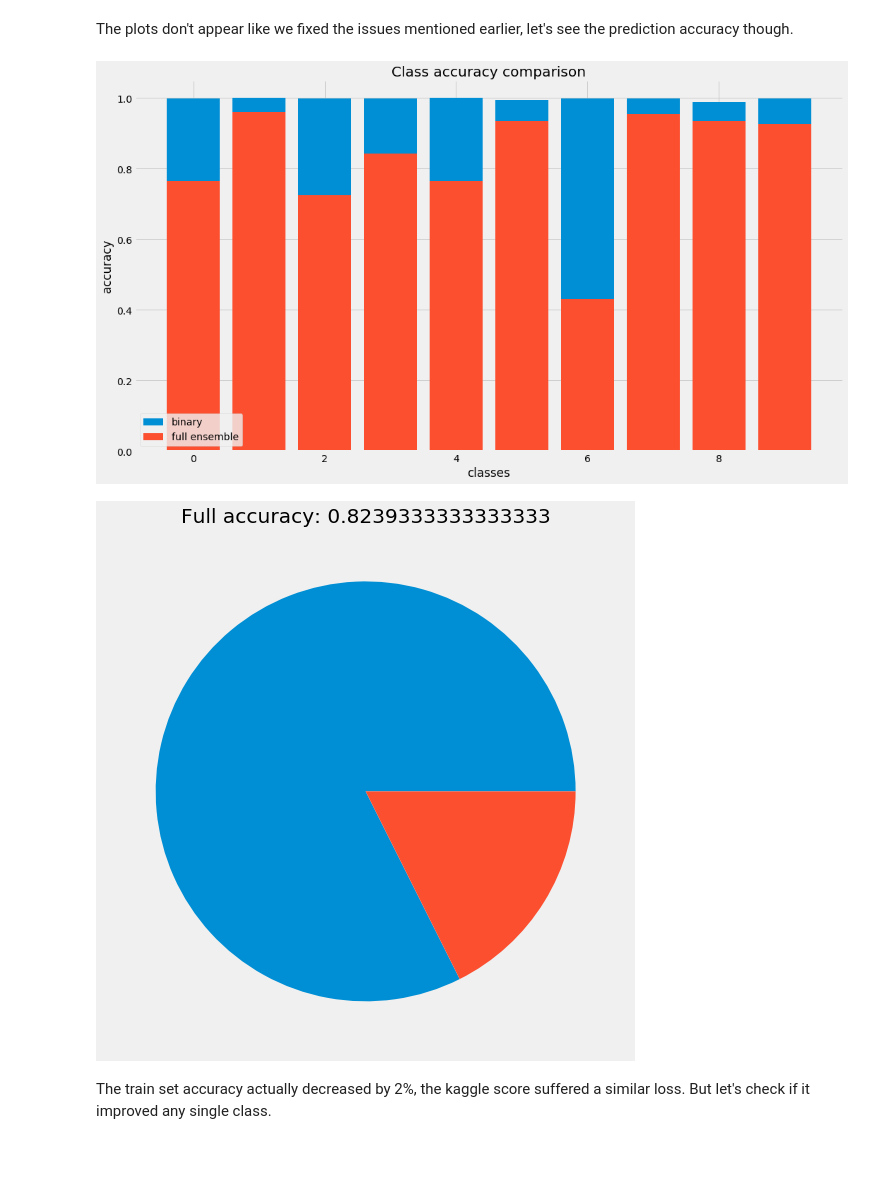
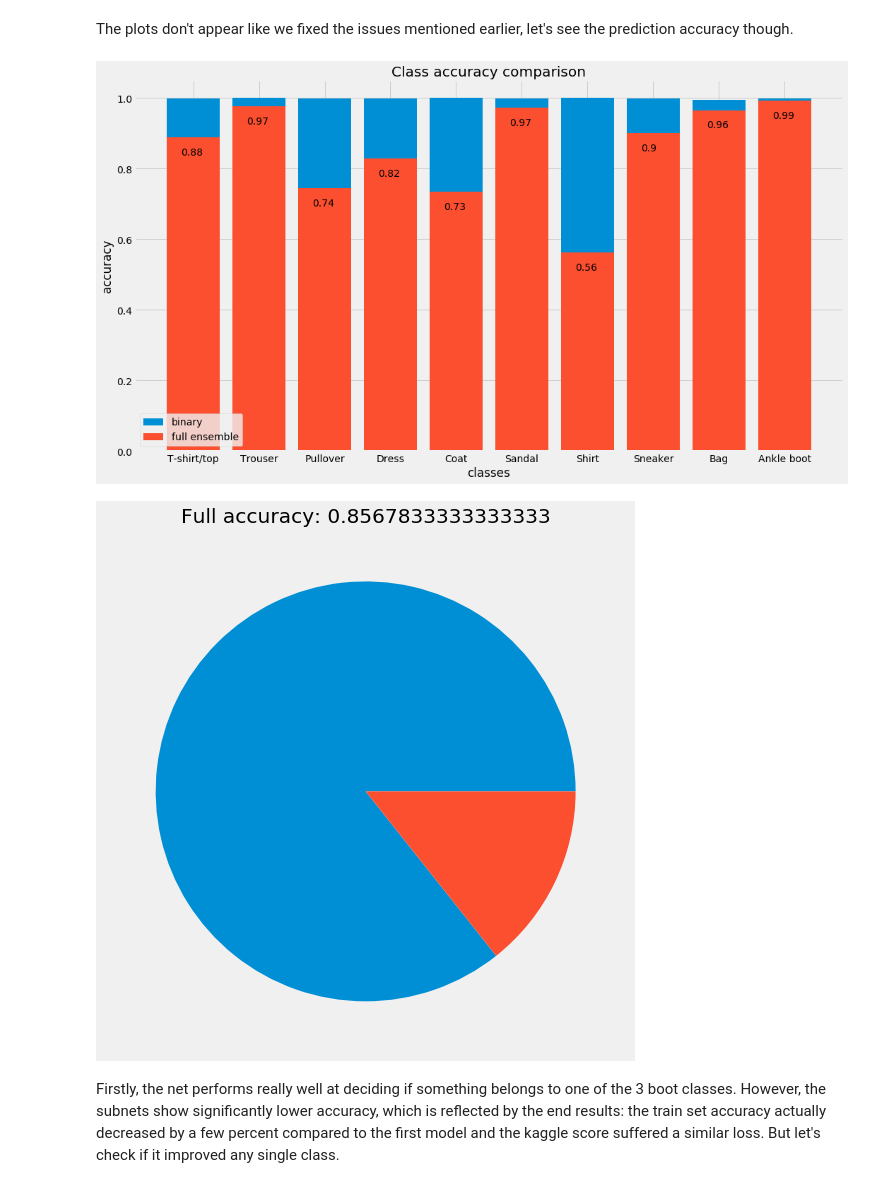
Before and after one commit to Joald/fashion-mnist-predict, a Jupyter notebook: Data exploration.ipynb, the cells around one changed output. Cells and saved outputs as stored; diff of their text form; code cells hidden in the pictures; blank space fills up the shorter version.

```diff
--- a/Data exploration.ipynb
+++ b/Data exploration.ipynb
@@ -320,8 +340,9 @@ plt.show()
 # %%
-preds = model(next(iter(get_dl(train.train_data, train.train_labels, preprocess, 10000000)))[0]).argmax(dim=1)
-acc = accuracy_score(train.train_labels, preds)
+with switch_to_cpu(first_model):
+    preds = first_model(next(iter(get_dl(train.train_data, train.train_labels, preprocess, 10000000)))[0]).argmax(dim=1)
+    acc = accuracy_score(train.train_labels, preds)
 plt.figure(figsize=(16, 9))
-plt.pie([acc_full, 1 - acc])
-plt.title("Full accuracy: %s" % acc)
+plt.pie([acc, 1 - acc])
+plt.title("Full train + valid accuracy: %s" % acc)
 plt.show()
 # %% [output]
@@ -329,9 +350,7 @@ plt.show()
 # %%
-for i, (title, ylimits) in enumerate(zip(['Loss', 'Accuracy'], [(0.3, 0.7), (0.75, 0.9)])):
+for i, (title, ylimits) in enumerate(zip(['Loss', 'Accuracy'], [(0.3, 0.57), (0.80, 0.9)])):
     plt.style.use('fivethirtyeight')
     plt.figure(figsize=(16, 9))
-    # results_ = np.array(results)[1]
-    #for acc, label in zip(results_, ['binary', 'boot', 'non_boot']):
     plt.plot(results[i, :, 0], label='valid')
     plt.plot(results[i, :, 1], label='train')
     plt.ylim(*ylimits)
@@ -395,11 +414,11 @@ data_loaders.append(get_dls(train.train_data.masked_select(mask_x).view(-1, 28,
 mask_x, mask_y = 1 - mask_x, 1 - mask_y
 data_loaders.append(get_dls(train.train_data.masked_select(mask_x).view(-1, 28, 28), train.train_labels.masked_select(mask_y), prep_indexer(not_boots)))
 
-models = [get_model(2), get_model(3), get_model(7)]
+boot_models = [get_model(2), get_model(3), get_model(7)]
 min_epochs = [5, 20, 20]
 max_epochs = [7, 25, None]
 results = []
-for model, dl, min_epoch, max_epoch in zip(models, data_loaders, min_epochs, max_epochs):
+for model, dl, min_epoch, max_epoch in zip(boot_models, data_loaders, min_epochs, max_epochs):
     model.to(dev)
     model.apply(initer)
     train_dl, valid_dl = (dl, None) if dl.__class__ == WrappedDataLoader else dl
@@ -433,7 +452,8 @@ Epoch 50: val_loss=0.7929820998286714, train_loss=0.45566522998824005, val_acc=0
 Max epochs reached, stopping
 DONE!
 # %%
-for i, (title, ylimits) in enumerate(zip(['Loss', 'Accuracy'], [(0., 0.9), (0.68, 1.01)])):
+results = np.array(results)
+for i, (title, ylimits) in enumerate(zip(['Loss', 'Accuracy'], [(-0.05, 0.75), (0.72, 1.01)])):
     plt.figure(figsize=(16, 9))
     for acc, label in zip(results[:, i], ['binary', 'boot', 'non_boot']):
         plt.plot(acc[:, 0], label=label + '_valid')
@@ -451,48 +471,52 @@ for i, (title, ylimits) in enumerate(zip(['Loss', 'Accuracy'], [(0., 0.9), (0.68
 The plots don't appear like we fixed the issues mentioned earlier, let's see the prediction accuracy though.
 # %%
 def predict(X):
-    X1 = models[0](X)
+    X1 = boot_models[0](X)
     X1 = X1.argmax(dim=1)
     X2 = []
     for i, x in enumerate(X1):
         # x == 1 means binary model thinks it's a boot
-        res = models[2 - x](X[i].view(1, 1, 28, 28))
+        res = boot_models[2 - x](X[i].view(1, 1, 28, 28))
         val = res.argmax(dim=1).item()
         X2.append(boots[val] if x == 1 else not_boots[val])
 
     return torch.tensor(X2), X1
 
 accs_cat = []
 accs_cat_binary = []
-for i, cat in enumerate(categorized):
-    n = len(cat)
-    ys = i * torch.ones(n)
-    trains = next(iter(get_dl(torch.from_numpy(cat), ys, prep_ens, n)))
-    preds = predict(trains[0])
-    accs_cat.append(accuracy_score(ys, preds[0]))
-    accs_cat_binary.append(accuracy_score(trains[1], preds[1]))
+with switch_to_cpu(boot_models[0]), switch_to_cpu(boot_models[1]), switch_to_cpu(boot_models[2]):
+    for i, cat in enumerate(categorized):
+        n = len(cat)
+        ys = i * torch.ones(n)
+        trains = next(iter(get_dl(torch.from_numpy(cat), ys, prep_ens, n)))
+        preds = predict(trains[0])
+        accs_cat.append(accuracy_score(ys, preds[0]))
+        accs_cat_binary.append(accuracy_score(trains[1], preds[1]))
 
 plt.figure(figsize=(16, 9))
 plt.bar(range(10), accs_cat_binary, label='binary')
-plt.bar(range(10), accs_cat, label='full ensemble')
+plt.bar(str_labels, accs_cat, label='full ensemble')
+for i, v in enumerate(accs_cat):
+    plt.text(i - 0.19,  v - 0.05,  v * 100 // 1 / 100)
 plt.title("Class accuracy comparison")
 plt.xlabel('classes')
 plt.ylabel('accuracy')
 plt.legend(loc=3)
 plt.show()
 # %% [output]
-[figure, old version]
+[figure, new version]
 # %%
-trains = next(iter(get_dl(train.train_data, train.train_labels, prep_ens, 10000000)))
-preds = predict(trains[0])
-acc_full = accuracy_score(train.train_labels, preds[0])
+with switch_to_cpu(boot_models[0]), switch_to_cpu(boot_models[1]), switch_to_cpu(boot_models[2]):
+    trains = next(iter(get_dl(train.train_data, train.train_labels, prep_ens, 10000000)))
+    preds = predict(trains[0])
+    acc_full = accuracy_score(train.train_labels, preds[0])
 
 plt.figure(figsize=(16, 9))
 plt.pie([acc_full, 1 - acc_full])
 plt.title("Full accuracy: %s" % acc_full)
 plt.show()
 # %% [output]
-[figure, old version]
+[figure, new version]
 # %% [markdown]
-The train set accuracy actually decreased by 2%, the kaggle score suffered a similar loss. But let's check if it improved any single class.
+Firstly, the net performs really well at deciding if something belongs to one of the 3 boot classes. However, the subnets show significantly lower accuracy, which is reflected by the end results: the train set accuracy actually decreased by a few percent compared to the first model and the kaggle score suffered a similar loss. But let's check if it improved any single class.
 # %%
```
Also changed, not shown: parts of 18 cells of this notebook, 9 other files.
